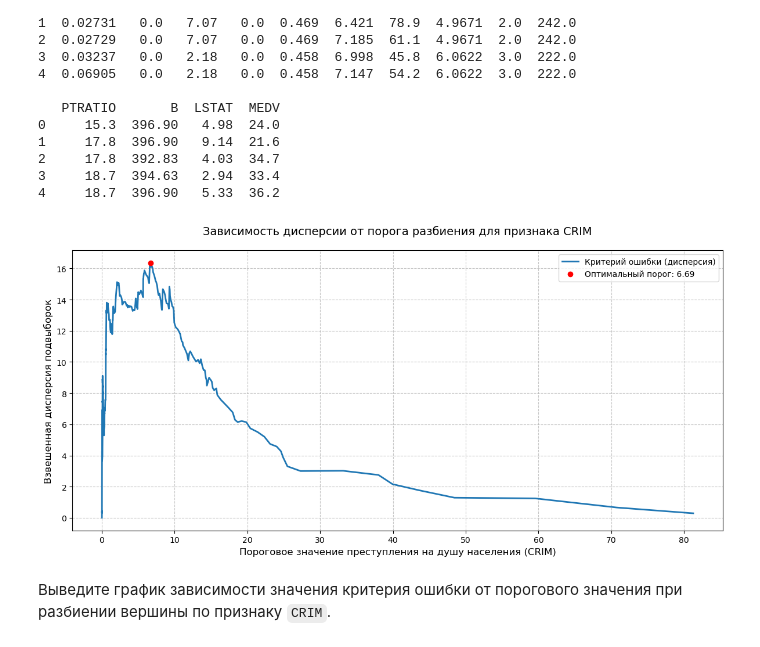
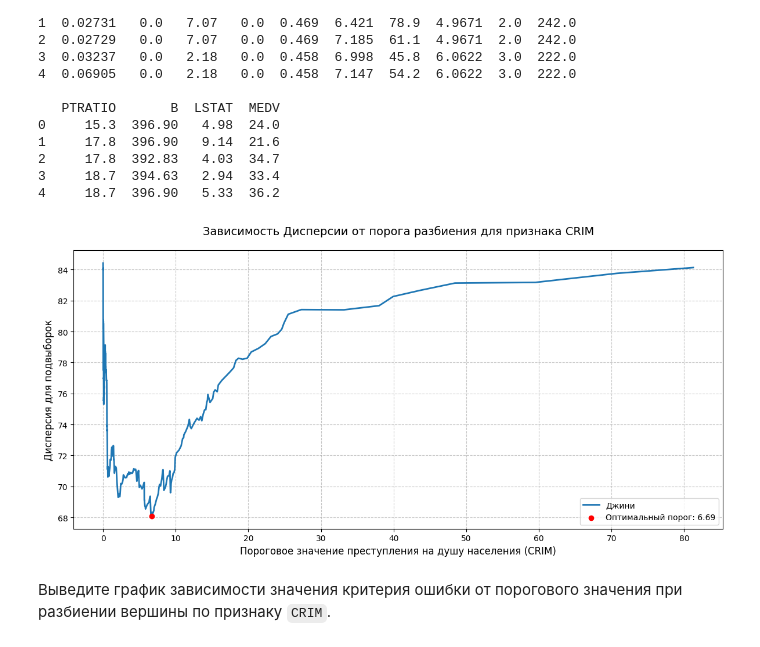
Before and after one commit to layneys/fkii2, a Jupyter notebook: hw_trees_rf.ipynb, the cells around one changed output. Cells and saved outputs as stored; diff of their text form; code cells hidden in the pictures.

Commit message:
Fix plots

```diff
--- a/hw_trees_rf.ipynb
+++ b/hw_trees_rf.ipynb
@@ -119,10 +116,10 @@ def find_best_split(
     """
     Указания:
     * Пороги, приводящие к попаданию в одно из поддеревьев пустого множества объектов, не рассматриваются.
-    * В качестве порогов, нужно брать среднее двух сосдених (при сортировке) значений признака
+    * В качестве порогов, нужно брать среднее двух сосдних (при сортировке) значений признака
     * Поведение функции в случае константного признака может быть любым.
     * При одинаковых приростах Джини или дисперсии нужно выбирать минимальный сплит.
-    * За наличие в функции циклов балл будет снижен. Векторизуйте! :)
+
 
     :param feature_vector: вещественнозначный вектор значений признака
     :param target_vector: вектор классов объектов,  len(feature_vector) == len(target_vector)
@@ -152,10 +149,10 @@ def find_best_split(
     else:
         thresholds = np.unique(feature)
 
-    best_gain = -np.inf
+    best_gini = np.inf
     best_threshold = None
     valid_thresholds = []
-    gains = []
+    ginis = []
 
     for threshold in thresholds:
         left_mask = feature <= threshold if feature_type == "real" else feature == threshold
@@ -166,28 +163,28 @@ def find_best_split(
             continue
 
         if task == "classification":
-            h_total = gini(target)
+            # h_total = gini(target)
             h_left = gini(target[left_mask])
             h_right = gini(target[~left_mask])
         else:
-            h_total = variance(target)
+            # h_total = variance(target)
             h_left = variance(target[left_mask])
             h_right = variance(target[~left_mask])
 
-        # Расчет информационного выигрыша
-        gain = h_total - (n_left/n)*h_left - (n_right/n)*h_right
+        # weighted_gini = h_total - (n_left/n)*h_left + (n_right/n)*h_right
+        weighted_gini = (n_left/n)*h_left + (n_right/n)*h_right
         valid_thresholds.append(threshold)
-        gains.append(gain)
+        ginis.append(weighted_gini)
 
-        # Обновление лучшего разбиения
-        if gain > best_gain or (gain == best_gain and threshold < best_threshold):
-            best_gain = gain
+        # Обновление лучшего разбиения (минимальный критерий Джини)
+        if weighted_gini < best_gini or (weighted_gini == best_gini and threshold < best_threshold):
+            best_gini = weighted_gini
             best_threshold = threshold
 
     if not valid_thresholds:
         return np.array([]), np.array([]), 0.0, 0.0
 
-    return np.array(valid_thresholds), np.array(gains), best_threshold, best_gain
+    return np.array(valid_thresholds), np.array(ginis), best_threshold, best_gini
 
 def gini(y):
     if len(y) == 0:
@@ -244,29 +241,29 @@ print(df.head())
 # %%
 import matplotlib.pyplot as plt
 import numpy as np
 
-thresholds, variances, threshold_best, variance_best = find_best_split(
+thresholds, ginies, threshold_best, gini_best = find_best_split(
     df["CRIM"].values,
     target,
     task="regression",
     feature_type="real"
 )
 
 plt.figure(figsize=(12, 6))
-plt.plot(thresholds, variances, linewidth=2, label='Критерий ошибки (дисперсия)')
-plt.scatter(threshold_best, variance_best, color='red', zorder=5,
+plt.plot(thresholds, ginies, linewidth=2, label='Джини')
+plt.scatter(threshold_best, gini_best, color='red', zorder=5,
            label=f'Оптимальный порог: {threshold_best:.2f}')
 
-plt.title('Зависимость дисперсии от порога разбиения для признака CRIM', fontsize=14, pad=20)
+plt.title('Зависимость Дисперсии от порога разбиения для признака CRIM', fontsize=14, pad=20)
 plt.xlabel('Пороговое значение преступления на душу населения (CRIM)', fontsize=12)
-plt.ylabel('Взвешенная дисперсия подвыборок', fontsize=12)
+plt.ylabel('Дисперсия для подвыборок', fontsize=12)
 plt.grid(True, linestyle='--', alpha=0.7)
 plt.legend()
 plt.tight_layout()
 
 plt.show()
 # %% [output]
-[figure, old version]
+[figure, new version]
 # %% [markdown]
 Выведите график зависимости значения критерия ошибки от порогового значения при разбиении вершины по признаку `CRIM`.
 # %% [markdown]
```
Also changed, not shown: parts of 13 cells of this notebook.
